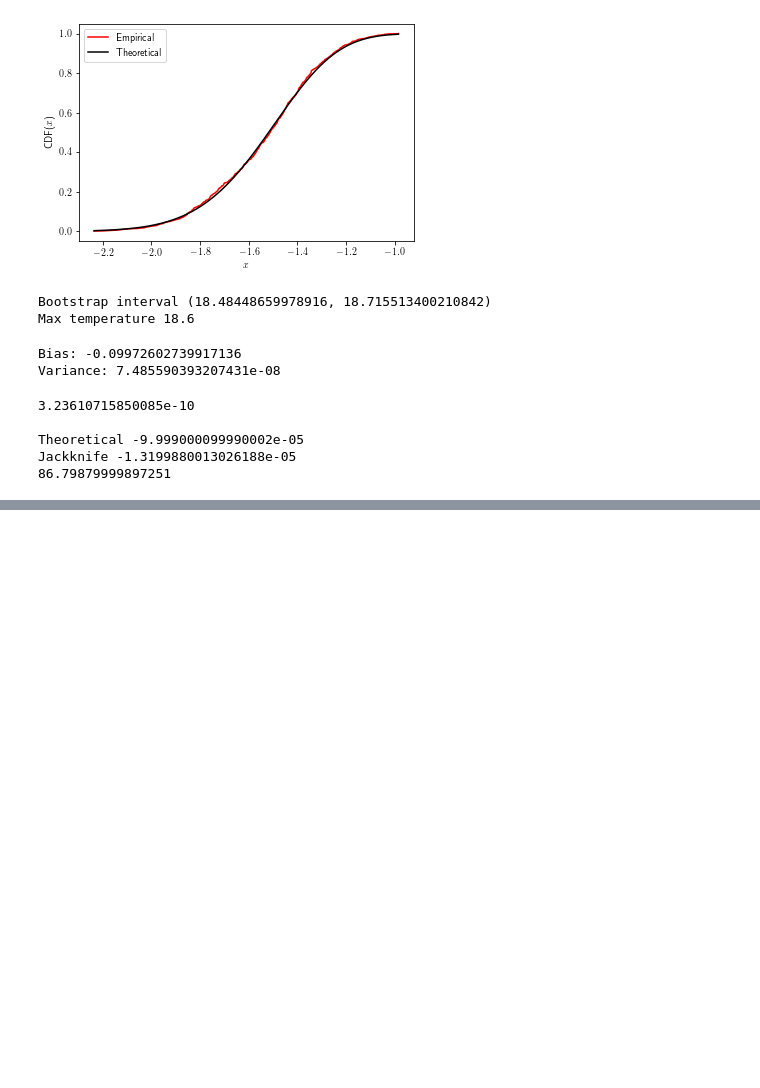
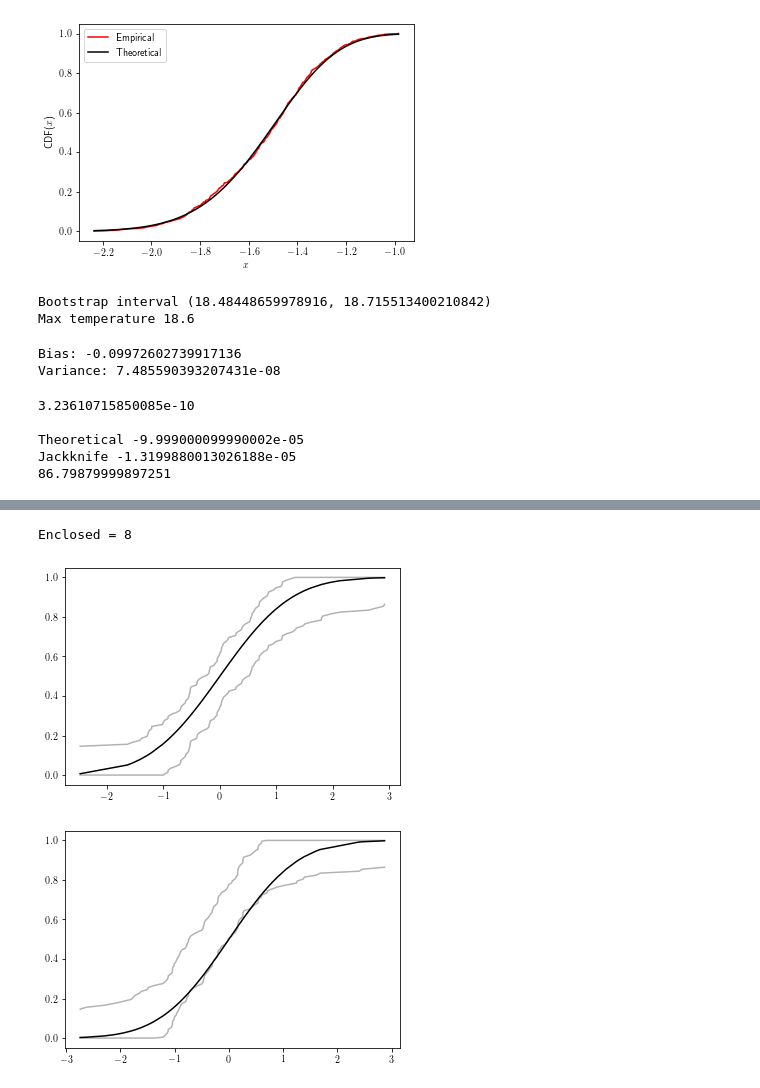
Before and after one commit to Daples/mathematical-engineering, a Jupyter notebook: 201/non-parametric-statistics/workshop-code.ipynb, the cells around one changed output, grey strips where cells are left out. Saved outputs shown, nothing was run; the diff lists cells and outputs as text; code cells hidden in the pictures; blank space fills up the shorter version.

```diff
--- a/201/non-parametric-statistics/workshop-code.ipynb
+++ b/201/non-parametric-statistics/workshop-code.ipynb
@@ -453,0 +534,63 @@ analysis_outliers(damaged_sample, dist1='foldcauchy', dist2='tukeylambda', dist3
+# %%
+# Generate normal observation
+obs = np.random.normal(size=(100, 1000))
+# %%
+# Bands
+def analyze_bands(obs, alpha, distribution, filename):
+    epsilon = np.sqrt(1 / (2 * obs.shape[0]) * np.log(2 / alpha))
+    uppers = []
+    lowers = []
+    counts = []
+    ecdfs = []
+    for i in range(obs.shape[1]):
+        ecdf = ECDF(obs[:, i])
+        ecdfs.append(ecdf)
+        lower = np.zeros(len(ecdf.y))
+        upper = np.zeros(len(ecdf.y))
+        for j in range(len(ecdf.y)):
+            lower[j] = max(ecdf.y[j] - epsilon, 0)
+            upper[j] = min(ecdf.y[j] + epsilon, 1)
+
+        uppers.append(upper)
+        lowers.append(lower)
+        count = 0
+        for j in range(ecdf.x.size):
+            x = ecdf.x[j]
+            theo_y = distribution.cdf(x)
+            if lower[j] <= theo_y <= upper[j]:
+                count += 1
+        counts.append(count)
+
+    counts = np.array(counts)
+    max_index = np.argmax(counts)
+    min_index = np.argmin(counts)
+
+    # All closed
+    num = counts[counts == obs.shape[0]]
+    print("Enclosed =", len(num))
+
+    # Plotting
+    ecdf_max = ecdfs[max_index]
+    upper_max = uppers[max_index]
+    lower_max = lowers[max_index]
+    plt.plot(ecdf_max.x, upper_max, 'k', alpha=0.3)
+    plt.plot(ecdf_max.x, lower_max, 'k', alpha=0.3)
+    plt.plot(ecdf_max.x, distribution.cdf(ecdf_max.x), 'k')
+    plt.savefig(dir_fig("max_" + filename))
+    plt.show()
+    plt.clf()
+
+    ecdf_min = ecdfs[min_index]
+    upper_min = uppers[min_index]
+    lower_min = lowers[min_index]
+    plt.plot(ecdf_min.x, upper_min, 'k', alpha=0.3)
+    plt.plot(ecdf_min.x, lower_min, 'k', alpha=0.3)
+    plt.plot(ecdf_min.x, distribution.cdf(ecdf_min.x), 'k')
+    plt.savefig(dir_fig("min_" + filename))
+    plt.show()
+
+analyze_bands(obs, 0.05, st.norm, "normal_bands.pdf")
+# %% [output]
+Enclosed = 8
+[figure, added]
+[figure, added]
```
Also changed, not shown: parts of 10 cells of this notebook, 27 other files.
